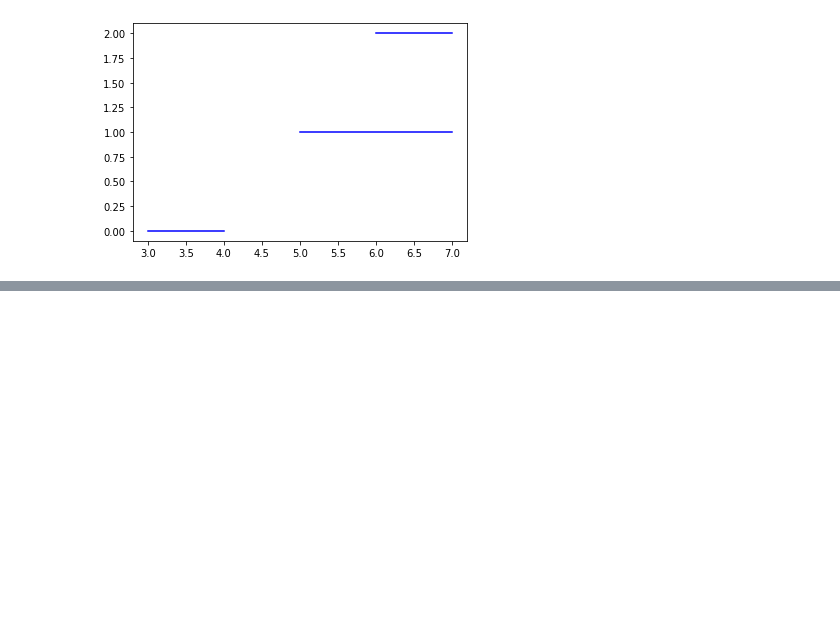
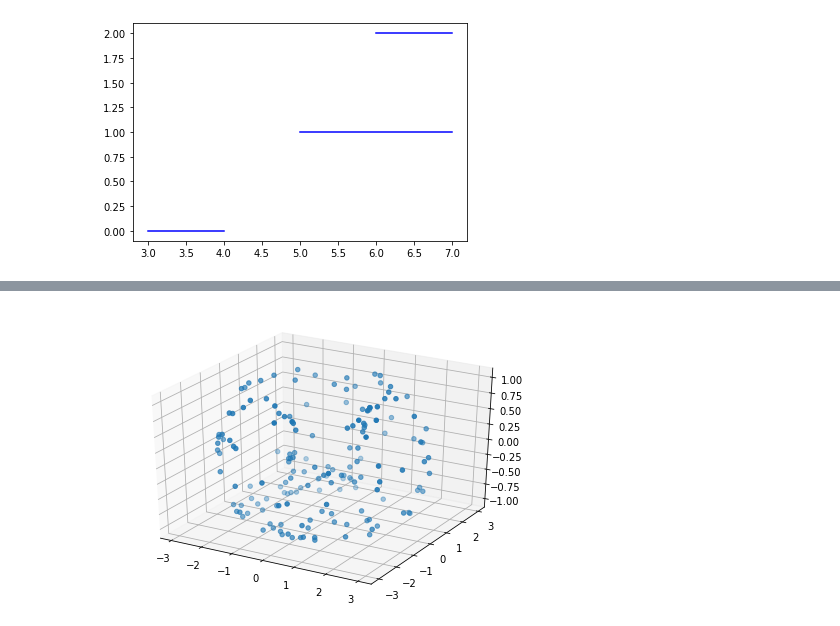
Before and after one commit to AntonAyzenberg/Learn-persistent-homology, a Jupyter notebook: My_Persistence_test.ipynb, the cells around one changed output, grey strips where cells are left out. Saved outputs shown, nothing was run; the diff lists cells and outputs as text; code cells hidden in the pictures; blank space fills up the shorter version.

```diff
--- a/My_Persistence_test.ipynb
+++ b/My_Persistence_test.ipynb
@@ -79,0 +114,14 @@ d.plot.plot_diagram(dgms[1], show = True)
+# %%
+m=169
+coords=np.random.uniform(-np.pi,np.pi, (m, 2))
+torus=np.zeros((m,3))
+for i in range(m) : torus[i]=tor_emb(coords[i])
+fig = plt.figure()
+ax = Axes3D(fig)
+xvals=torus[:,0]
+yvals=torus[:,1]
+zvals=torus[:,2]
+ax.scatter(xvals, yvals, zvals)
+plt.show()
+# %% [output]
+[figure, added]
```
Also changed, not shown: parts of 7 cells of this notebook.
